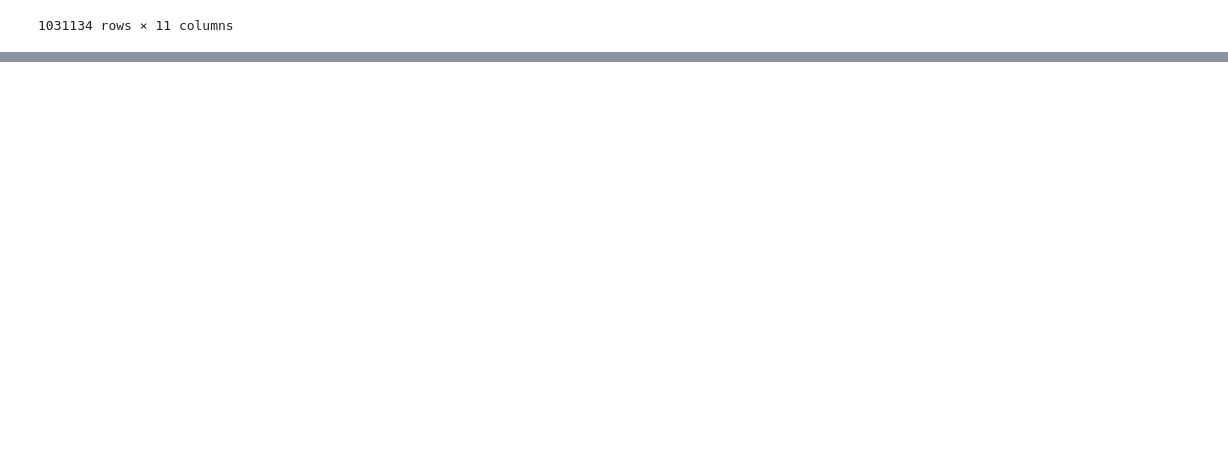
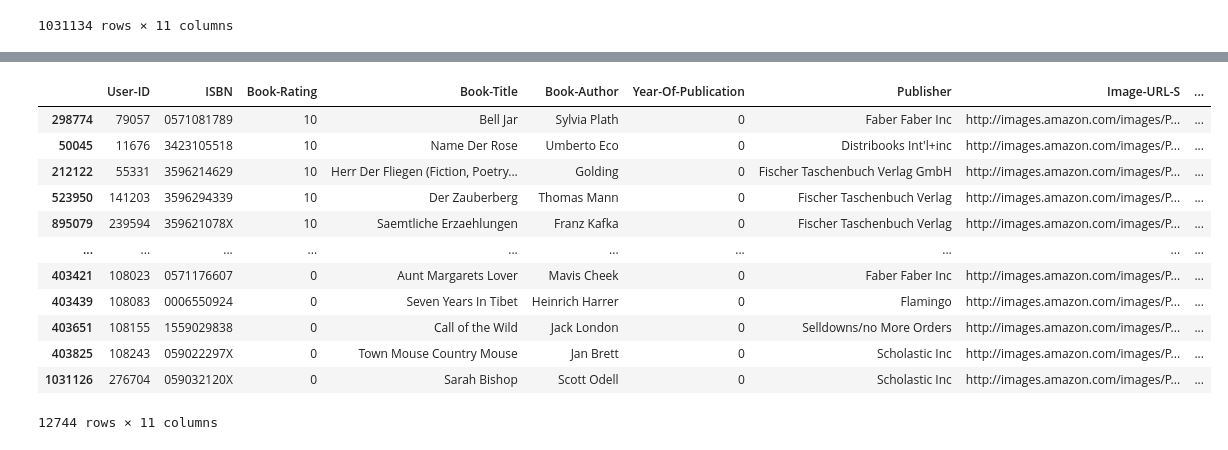
Before and after one commit to hyunji0618/BayesianBookRecommender, a Jupyter notebook: MB_BR_nb1.ipynb, the cells around one changed output, grey strips where cells are left out. Saved outputs shown, nothing was run; the diff lists cells and outputs as text; code cells hidden in the pictures; blank space fills up the shorter version.

```diff
--- a/MB_BR_nb1.ipynb
+++ b/MB_BR_nb1.ipynb
@@ -329,0 +354,16 @@ df
+# %%
+df[df['Year-Of-Publication']==0].sort_values(by='Book-Rating',ascending=False)
+# %% [output]
+|  | User-ID | ISBN | Book-Rating | Book-Title | Book-Author | Year-Of-Publication | Publisher | Image-URL-S | ... |
+| 298774 | 79057 | 0571081789 | 10 | Bell Jar | Sylvia Plath | 0 | Faber Faber Inc | http://images.amazon.com/images/P... | ... |
+| 50045 | 11676 | 3423105518 | 10 | Name Der Rose | Umberto Eco | 0 | Distribooks Int'l+inc | http://images.amazon.com/images/P... | ... |
+| 212122 | 55331 | 3596214629 | 10 | Herr Der Fliegen (Fiction, Poetry... | Golding | 0 | Fischer Taschenbuch Verlag GmbH | http://images.amazon.com/images/P... | ... |
+| 523950 | 141203 | 3596294339 | 10 | Der Zauberberg | Thomas Mann | 0 | Fischer Taschenbuch Verlag | http://images.amazon.com/images/P... | ... |
+| 895079 | 239594 | 359621078X | 10 | Saemtliche Erzaehlungen | Franz Kafka | 0 | Fischer Taschenbuch Verlag | http://images.amazon.com/images/P... | ... |
+| ... | ... | ... | ... | ... | ... | ... | ... | ... | ... |
+| 403421 | 108023 | 0571176607 | 0 | Aunt Margarets Lover | Mavis Cheek | 0 | Faber Faber Inc | http://images.amazon.com/images/P... | ... |
+| 403439 | 108083 | 0006550924 | 0 | Seven Years In Tibet | Heinrich Harrer | 0 | Flamingo | http://images.amazon.com/images/P... | ... |
+| 403651 | 108155 | 1559029838 | 0 | Call of the Wild | Jack London | 0 | Selldowns/no More Orders | http://images.amazon.com/images/P... | ... |
+| 403825 | 108243 | 059022297X | 0 | Town Mouse Country Mouse | Jan Brett | 0 | Scholastic Inc | http://images.amazon.com/images/P... | ... |
+| 1031126 | 276704 | 059032120X | 0 | Sarah Bishop | Scott Odell | 0 | Scholastic Inc | http://images.amazon.com/images/P... | ... |
+12744 rows × 11 columns
```
Also changed, not shown: parts of 8 cells of this notebook, 2 other files.
